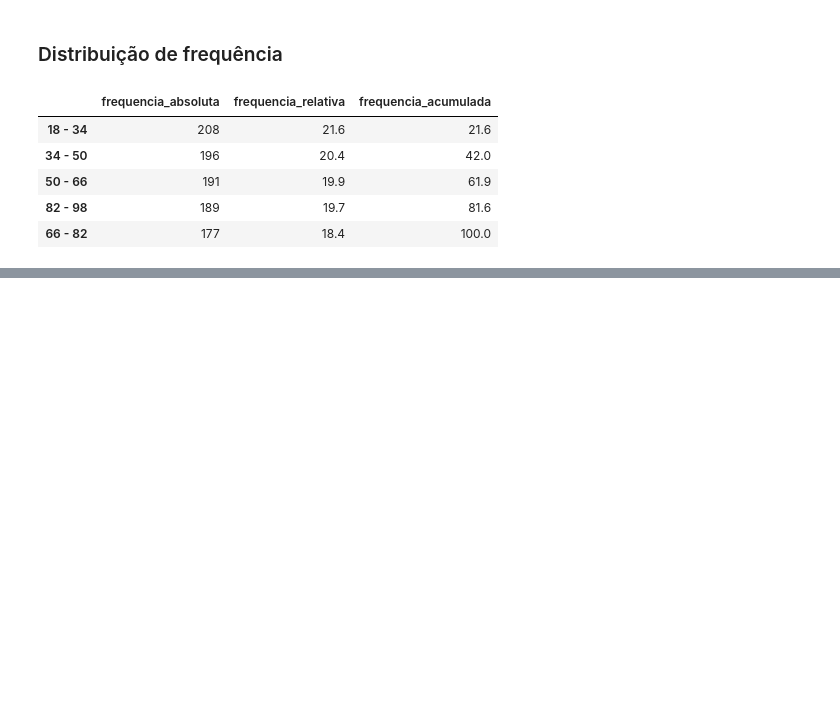
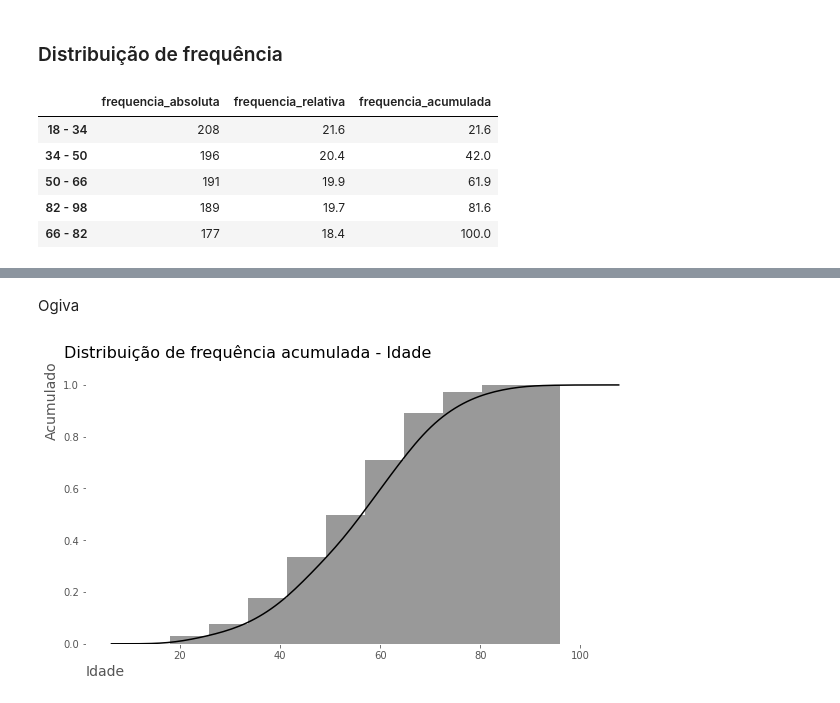
Before and after one commit to LilianeAquino/introducao_mineracao_de_dados, a Jupyter notebook: 03_analise_descritiva_de_dados.ipynb, the cells around one changed output, grey strips where cells are left out. Drawn from its saved outputs; the diff is of its cells as text; code cells hidden in the pictures; blank space fills up the shorter version.

```diff
--- a/03_analise_descritiva_de_dados.ipynb
+++ b/03_analise_descritiva_de_dados.ipynb
@@ -149,0 +169,11 @@ tabela_frequencia
+# %% [markdown]
+Ogiva
+# %%
+ax = sns.distplot(dados['idade'], hist_kws={'cumulative':True}, kde_kws={'cumulative':True}, bins=10, color='k')
+ax.figure.set_size_inches(10, 5)
+ax.set_title('Distribuição de frequência acumulada - Idade', fontsize=16, y=1.03, loc='left', x=-0.04)
+ax.set_ylabel('Acumulado', horizontalalignment='left', y=0.75, fontsize=14)
+ax.set_xlabel('Idade', horizontalalignment='right', x=0.07, fontsize=14)
+plt.show()
+# %% [output]
+[figure, added]
```
Also changed, not shown: parts of 19 cells of this notebook.
